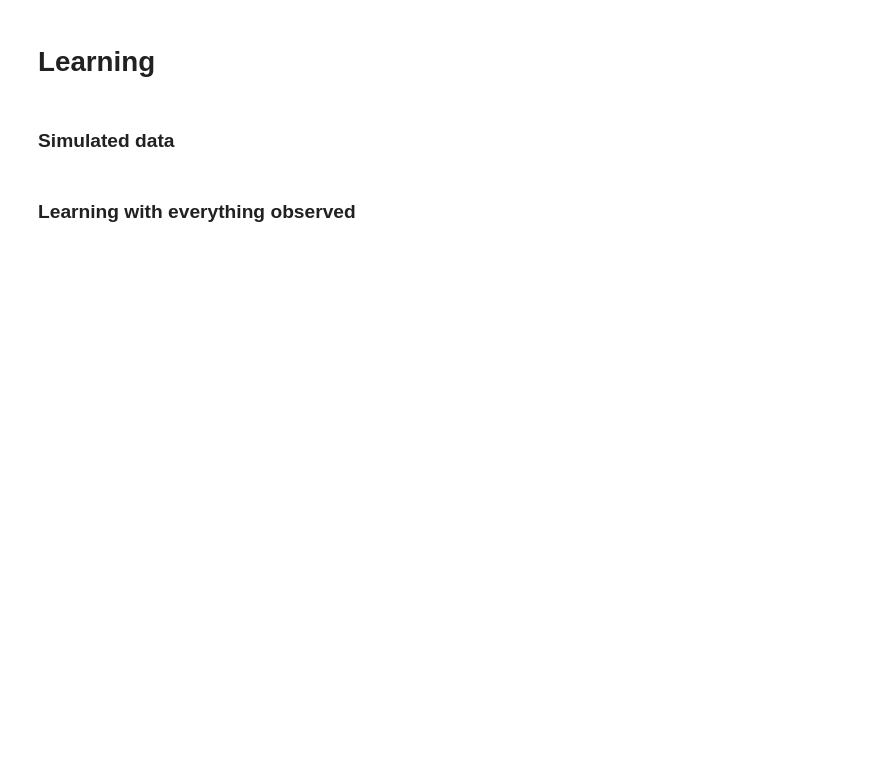
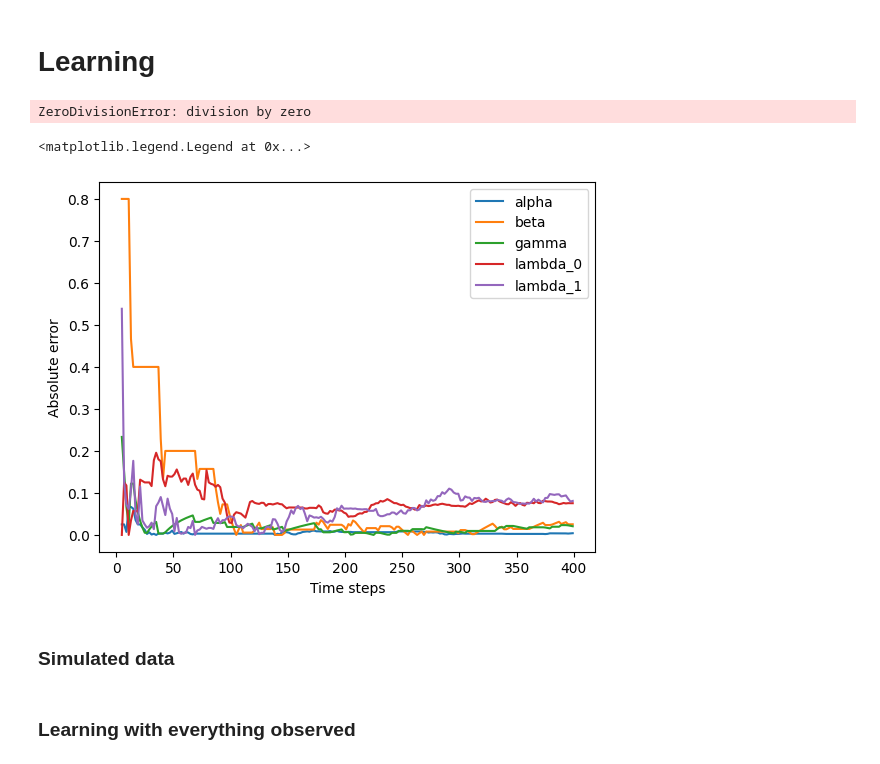
Before and after one commit to nilq/hmm, a Jupyter notebook: experiments/notebooks/learning.ipynb, the cells around one changed output. Drawn from its saved outputs; the diff is of its cells as text; code cells hidden in the pictures; blank space fills up the shorter version.

```diff
--- a/experiments/notebooks/learning.ipynb
+++ b/experiments/notebooks/learning.ipynb
@@ -9,6 +9,74 @@ import matplotlib.pyplot as plt
 import seaborn as sns
 
 import numpy as np
+# %%
+gamma = 0.1
+beta = 0.2
+alpha = 0.9
+rates = [1, 5]
+
+res = []
+
+for t in range(5, 400, 2):
+    def create_transition_matrix(gamma, beta):
+        return np.array(
+            [[1 - gamma, 0, gamma], [0, 1 - gamma, gamma], [beta / 2, beta / 2, 1 - beta]]
+        )
+
+    transition_matrix = create_transition_matrix(gamma, beta)
+    hmm = HMM(transition_matrix, alpha, processing_modes=[0, 1, 2], rates=rates)
+
+    num_nodes = 8
+    time_steps = t
+    initial_c = 2
+
+    observed_processing_modes, observed_focus, observed_stimuli = hmm.forward(
+        num_nodes,
+        time_steps,
+        initial_c,
+    )
+
+    (
+        lambda_0_hat,
+        lambda_1_hat,
+        learned_alpha,
+        learned_beta,
+        learned_gamma
+    ) = learn_parameters_everything_observed(
+        observed_processing_modes,
+        observed_focus,
+        observed_stimuli
+    )
+
+    print(f"True alpha: {hmm.alpha:.2}, Learned alpha: {learned_alpha:.2}")
+    print(f"True rates: {hmm.rates}, Learned rates: {[lambda_0_hat, lambda_1_hat]}")
+    print(f"True beta: {beta:.2}, Learned beta: {learned_beta:.2}")
+    print(f"True gamma: {gamma:.2}, Learned gamma: {learned_gamma:.2}")
+    print(f"True transition matrix:\n{hmm.transition}")
+    print(f"Learned transition matrix:\n{create_transition_matrix(learned_gamma, learned_beta)}")
+
+    absolut = abs(hmm.alpha-learned_alpha) + abs(beta-learned_beta) + abs(gamma-learned_gamma) + abs(hmm.rates[0]-lambda_0_hat) + abs(hmm.rates[1]-lambda_1_hat)
+    res.append([t,
+                abs(hmm.alpha-learned_alpha),
+                abs(beta-learned_beta),
+                abs(gamma-learned_gamma),
+                abs(hmm.rates[0]-lambda_0_hat),
+                abs(hmm.rates[1]-lambda_1_hat),
+                absolut])
+# %% [output]
+ZeroDivisionError: division by zero
+# %%
+plt.plot([r[0] for r in res], [r[1] for r in res], label="alpha")
+plt.plot([r[0] for r in res], [r[2] for r in res], label="beta")
+plt.plot([r[0] for r in res], [r[3] for r in res], label="gamma")
+plt.plot([r[0] for r in res], [r[4] for r in res], label="lambda_0")
+plt.plot([r[0] for r in res], [r[5] for r in res], label="lambda_1")
+plt.xlabel("Time steps")
+plt.ylabel("Absolute error")
+plt.legend()
+# %% [output]
+<matplotlib.legend.Legend at 0x...>
+[figure, added]
 # %%
 gamma = 0.1
 beta = 0.2
```
Also changed, not shown: parts of 4 cells of this notebook, 3 other files.
